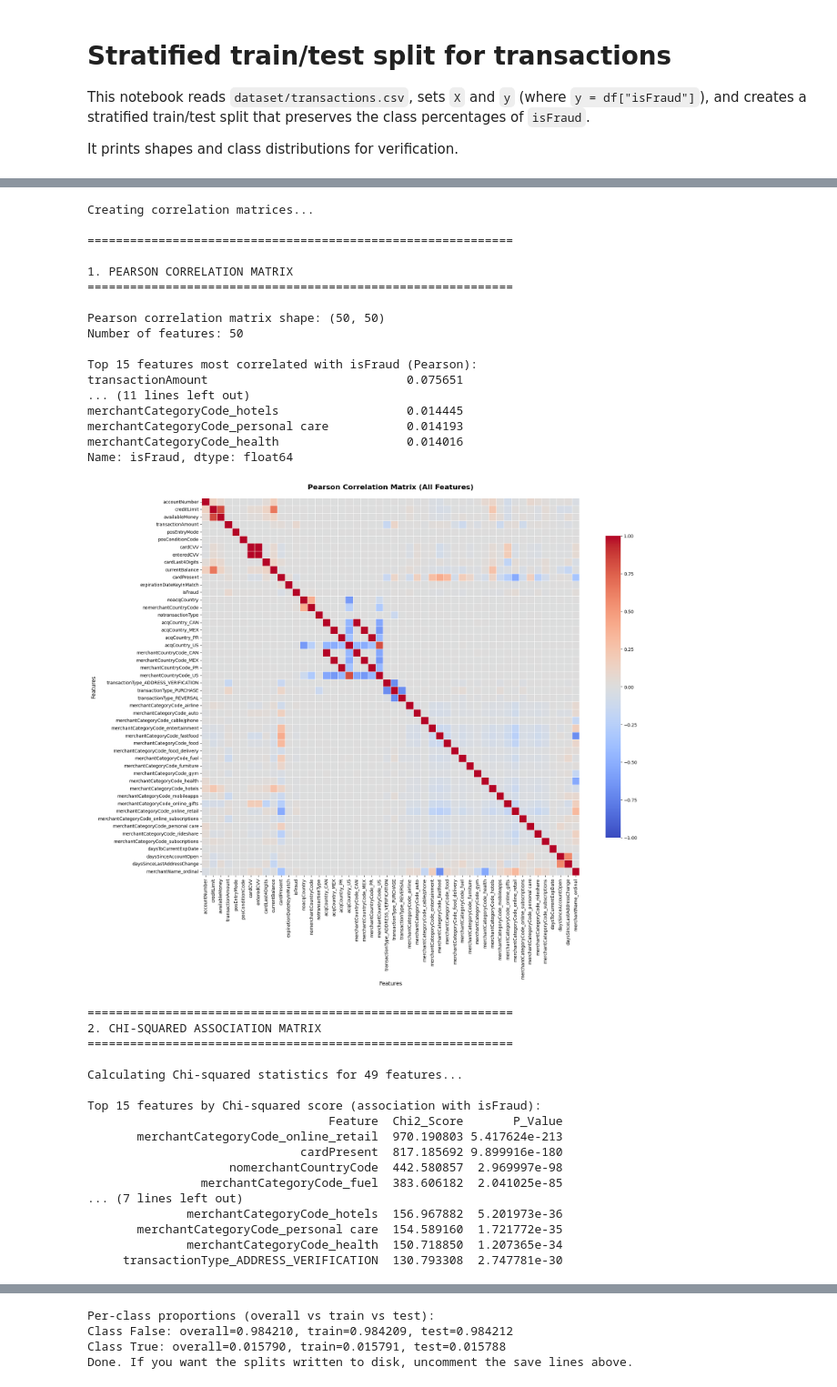
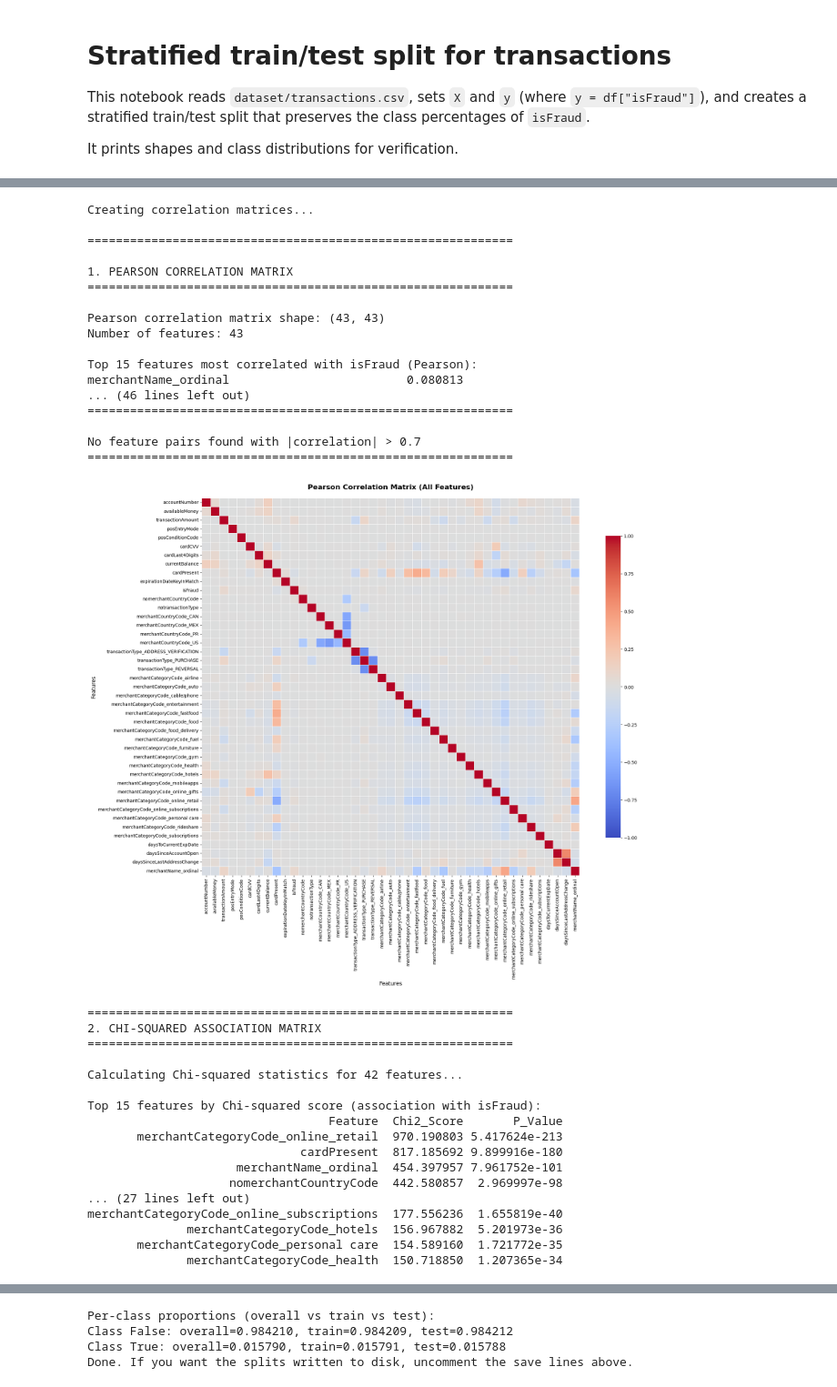
Before and after one commit to deniscovei/stranger_strings, a Jupyter notebook: transactions_split.ipynb, the cells around one changed output, grey strips where cells are left out. Shown at 91% size. Drawn from its saved outputs; the diff is of its cells as text; code cells hidden in the pictures.

```diff
--- a/transactions_split.ipynb
+++ b/transactions_split.ipynb
@@ -9,6 +9,7 @@ It prints shapes and class distributions for verification.
 import os
 import pandas as pd
 import xgboost as xgb
+import sklearn
 
 from sklearn.model_selection import train_test_split
 from xgboost import XGBClassifier
@@ -27,7 +28,7 @@ print('Loaded dataset with shape:', df.shape)
 # Drop all null columns
 # AccountNumber and customerId are duplicated
 # TransactionDateTime has no impact on fraud detection (evenly distributed both fraudulent and non-fraudulent)
-df = df.drop(["Unnamed: 0", "customerId", "echoBuffer", "merchantCity", "merchantState", "merchantZip", "posOnPremises", "recurringAuthInd"], axis=1)
+df = df.drop(["Unnamed: 0", "enteredCVV", "creditLimit", "acqCountry", "customerId", "echoBuffer", "merchantCity", "merchantState", "merchantZip", "posOnPremises", "recurringAuthInd"], axis=1)
 
 df.head()
 df.info()
@@ -183,7 +187,7 @@ transactionType:
 print('Starting one-hot encoding...\n')
 
 # Columns to encode
-columns_with_nulls = ['acqCountry', 'merchantCountryCode', 'transactionType']
+columns_with_nulls = ['merchantCountryCode', 'transactionType']
 columns_without_nulls = ['merchantCategoryCode']
 all_encode_columns = columns_with_nulls + columns_without_nulls
 
@@ -416,10 +420,10 @@ else:
     merchant_stats.columns = ['merchantName', 'fraud_count', 'total_count']
 
     # Calculate probability of non-fraud
-    merchant_stats['prob_non_fraud'] = (merchant_stats['total_count'] - merchant_stats['fraud_count']) / merchant_stats['total_count']
+    merchant_stats['prob_fraud'] = merchant_stats['fraud_count'] / merchant_stats['total_count']
 
     # Calculate score: probability of non-fraud * log(num of transactions)
-    merchant_stats['score'] = merchant_stats['prob_non_fraud'] * np.log(merchant_stats['total_count'])
+    merchant_stats['score'] = merchant_stats['prob_fraud']
 
     # Sort by score (ascending) and assign ordinal ranks (0, 1, 2, ...)
     merchant_stats = merchant_stats.sort_values('score', ascending=True).reset_index(drop=True)
@@ -427,9 +431,9 @@ else:
 
     print(f'Total unique merchants: {len(merchant_stats)}')
     print(f'\nTop 10 merchants with LOWEST scores (most risky):')
-    print(merchant_stats[['merchantName', 'fraud_count', 'total_count', 'prob_non_fraud', 'score', 'ordinal_rank']].head(10))
+    print(merchant_stats[['merchantName', 'fraud_count', 'total_count', 'prob_fraud', 'score', 'ordinal_rank']].head(10))
     print(f'\nTop 10 merchants with HIGHEST scores (least risky):')
-    print(merchant_stats[['merchantName', 'fraud_count', 'total_count', 'prob_non_fraud', 'score', 'ordinal_rank']].tail(10))
+    print(merchant_stats[['merchantName', 'fraud_count', 'total_count', 'prob_fraud', 'score', 'ordinal_rank']].tail(10))
 
     # Create mapping dictionary
     merchant_to_rank = dict(zip(merchant_stats['merchantName'], merchant_stats['ordinal_rank']))
@@ -508,6 +512,40 @@ if 'isFraud' in pearson_corr.columns:
     fraud_corr = pearson_corr['isFraud'].drop('isFraud').abs().sort_values(ascending=False)
     print(f'\nTop 15 features most correlated with isFraud (Pearson):')
     print(fraud_corr.head(15))
+
+# Find all highly correlated pairs (absolute correlation > 0.7)
+print('\n' + '='*60)
+print('HIGHLY CORRELATED FEATURE PAIRS (|correlation| > 0.7)')
+print('='*60)
+
+# Get upper triangle of correlation matrix to avoid duplicates
+upper_triangle = np.triu(np.ones_like(pearson_corr, dtype=bool), k=1)
+high_corr_pairs = []
+
+for i in range(len(pearson_corr.columns)):
+    for j in range(i+1, len(pearson_corr.columns)):
+        corr_value = pearson_corr.iloc[i, j]
+        if abs(corr_value) > 0.7:
+            high_corr_pairs.append({
+                'Feature_1': pearson_corr.columns[i],
+                'Feature_2': pearson_corr.columns[j],
+                'Correlation': corr_value
+            })
+
+if high_corr_pairs:
+    high_corr_df = pd.DataFrame(high_corr_pairs)
+    high_corr_df = high_corr_df.sort_values('Correlation', key=abs, ascending=False)
+
+    print(f'\nFound {len(high_corr_df)} feature pairs with |correlation| > 0.7:\n')
+
+    for idx, row in high_corr_df.iterrows():
+        print(f"{row['Feature_1']:40s} <-> {row['Feature_2']:40s} : {row['Correlation']:+.4f}")
+
+    print(f'\nTotal highly correlated pairs: {len(high_corr_df)}')
+else:
+    print('\nNo feature pairs found with |correlation| > 0.7')
+
+print('='*60)
 
 # Create visualization for Pearson correlation
 plt.figure(figsize=(20, 16))
@@ -607,56 +645,56 @@ if 'isFraud' in df_chi.columns:
     plt.figure(figsize=(3, max(8, len(top_chi2.head(20)) * 0.4)))
 
     top_20_features = top_chi2.head(20)['Feature'].tolist()
     chi2_heatmap_data = chi2_matrix.loc[top_20_features].values.reshape(-1, 1)
 
     sns.heatmap(chi2_heatmap_data, annot=True, fmt='.4f', cmap='YlOrRd',
                 yticklabels=top_20_features, xticklabels=['isFraud'],
                 cbar_kws={"shrink": 0.8}, linewidths=0.5)
     plt.title('Chi-squared Association Heatmap\n(Top 20 Features)',
               fontsize=14, fontweight='bold', pad=20)
     plt.ylabel('Features', fontsize=12)
     plt.tight_layout()
     plt.show()
 
 else:
     print('\nisFraud column not found - skipping Chi-squared analysis')
 
 print('\n' + '='*60)
 print('Correlation analysis complete!')
 print('='*60)
 # %% [output]
 Creating correlation matrices...
 
 ============================================================
 
 1. PEARSON CORRELATION MATRIX
 ============================================================
 
-Pearson correlation matrix shape: (50, 50)
-Number of features: 50
+Pearson correlation matrix shape: (43, 43)
+Number of features: 43
 
 Top 15 features most correlated with isFraud (Pearson):
-transactionAmount                            0.075651
-... (11 lines left out)
-merchantCategoryCode_hotels                  0.014445
-merchantCategoryCode_personal care           0.014193
-merchantCategoryCode_health                  0.014016
-Name: isFraud, dtype: float64
+merchantName_ordinal                         0.080813
+... (46 lines left out)
+============================================================
+
+No feature pairs found with |correlation| > 0.7
+============================================================
-[figure, old version]
+[figure, new version]
 ============================================================
 2. CHI-SQUARED ASSOCIATION MATRIX
 ============================================================
 
-Calculating Chi-squared statistics for 49 features...
+Calculating Chi-squared statistics for 42 features...
 
 Top 15 features by Chi-squared score (association with isFraud):
                                   Feature  Chi2_Score       P_Value
        merchantCategoryCode_online_retail  970.190803 5.417624e-213
                               cardPresent  817.185692 9.899916e-180
+                     merchantName_ordinal  454.397957 7.961752e-101
                     nomerchantCountryCode  442.580857  2.969997e-98
-                merchantCategoryCode_fuel  383.606182  2.041025e-85
-... (7 lines left out)
+... (27 lines left out)
+merchantCategoryCode_online_subscriptions  177.556236  1.655819e-40
               merchantCategoryCode_hotels  156.967882  5.201973e-36
        merchantCategoryCode_personal care  154.589160  1.721772e-35
               merchantCategoryCode_health  150.718850  1.207365e-34
-     transactionType_ADDRESS_VERIFICATION  130.793308  2.747781e-30
```
Also changed, not shown: parts of 10 cells of this notebook, 12 other files.
